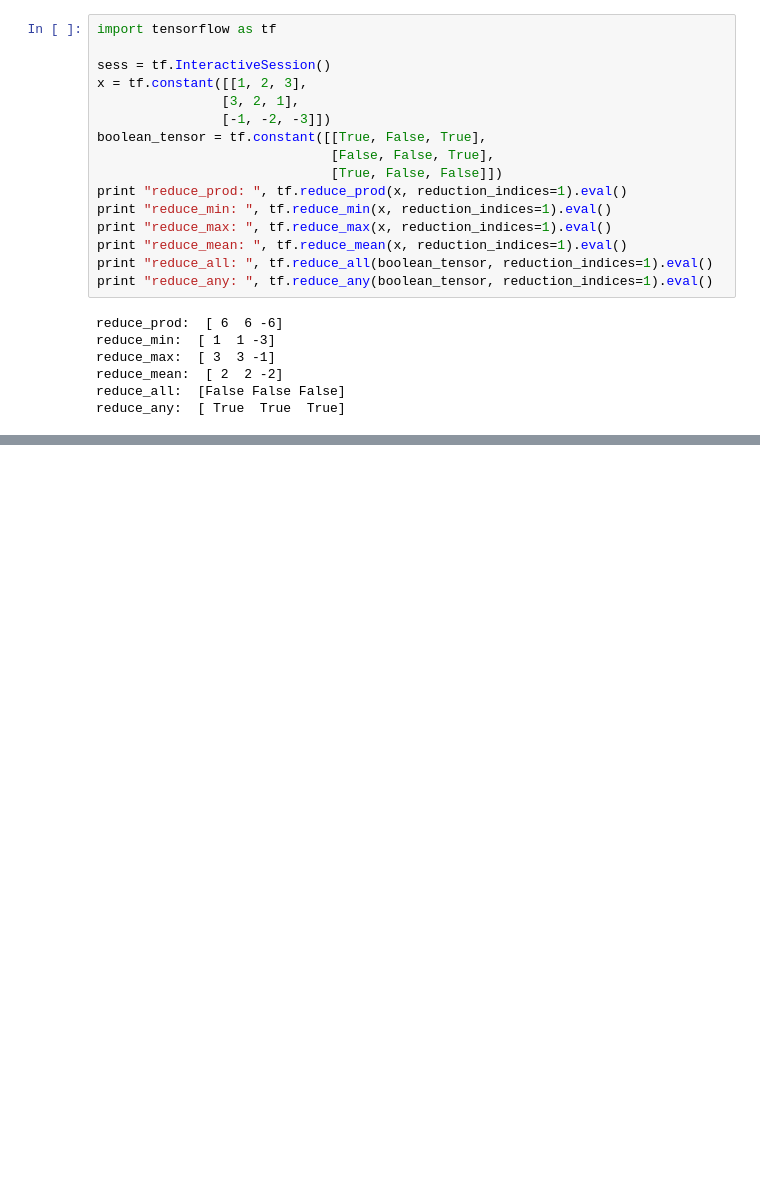
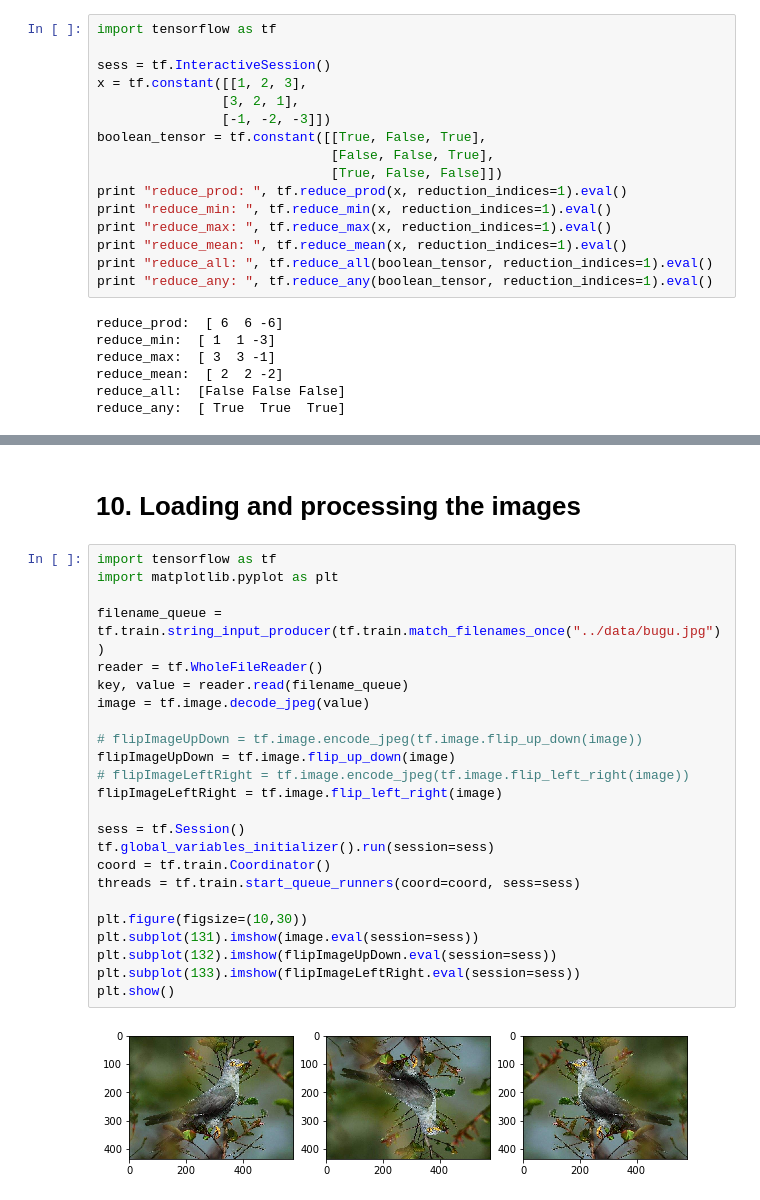
Before and after one commit to liang8065/tensorflow_example, a Jupyter notebook: tutorial/notebook/exploring_and_transforming_data.ipynb, the cells around one changed output, grey strips where cells are left out. Cells and saved outputs as stored; diff of their text form; blank space fills up the shorter version.

```diff
--- a/tutorial/notebook/exploring_and_transforming_data.ipynb
+++ b/tutorial/notebook/exploring_and_transforming_data.ipynb
@@ -99,0 +278,28 @@ reduce_any:  [ True  True  True]
+# %% [markdown]
+# 10. Loading and processing the images
+# %%
+import tensorflow as tf
+import matplotlib.pyplot as plt
+
+filename_queue = tf.train.string_input_producer(tf.train.match_filenames_once("../data/bugu.jpg"))
+reader = tf.WholeFileReader()
+key, value = reader.read(filename_queue)
+image = tf.image.decode_jpeg(value)
+
+# flipImageUpDown = tf.image.encode_jpeg(tf.image.flip_up_down(image))
+flipImageUpDown = tf.image.flip_up_down(image)
+# flipImageLeftRight = tf.image.encode_jpeg(tf.image.flip_left_right(image))
+flipImageLeftRight = tf.image.flip_left_right(image)
+
+sess = tf.Session()
+tf.global_variables_initializer().run(session=sess)
+coord = tf.train.Coordinator()
+threads = tf.train.start_queue_runners(coord=coord, sess=sess)
+
+plt.figure(figsize=(10,30))
+plt.subplot(131).imshow(image.eval(session=sess))
+plt.subplot(132).imshow(flipImageUpDown.eval(session=sess))
+plt.subplot(133).imshow(flipImageLeftRight.eval(session=sess))
+plt.show()
+# %% [output]
+[figure, added]
```
Also changed, not shown: parts of 10 cells of this notebook, 2 other files.
